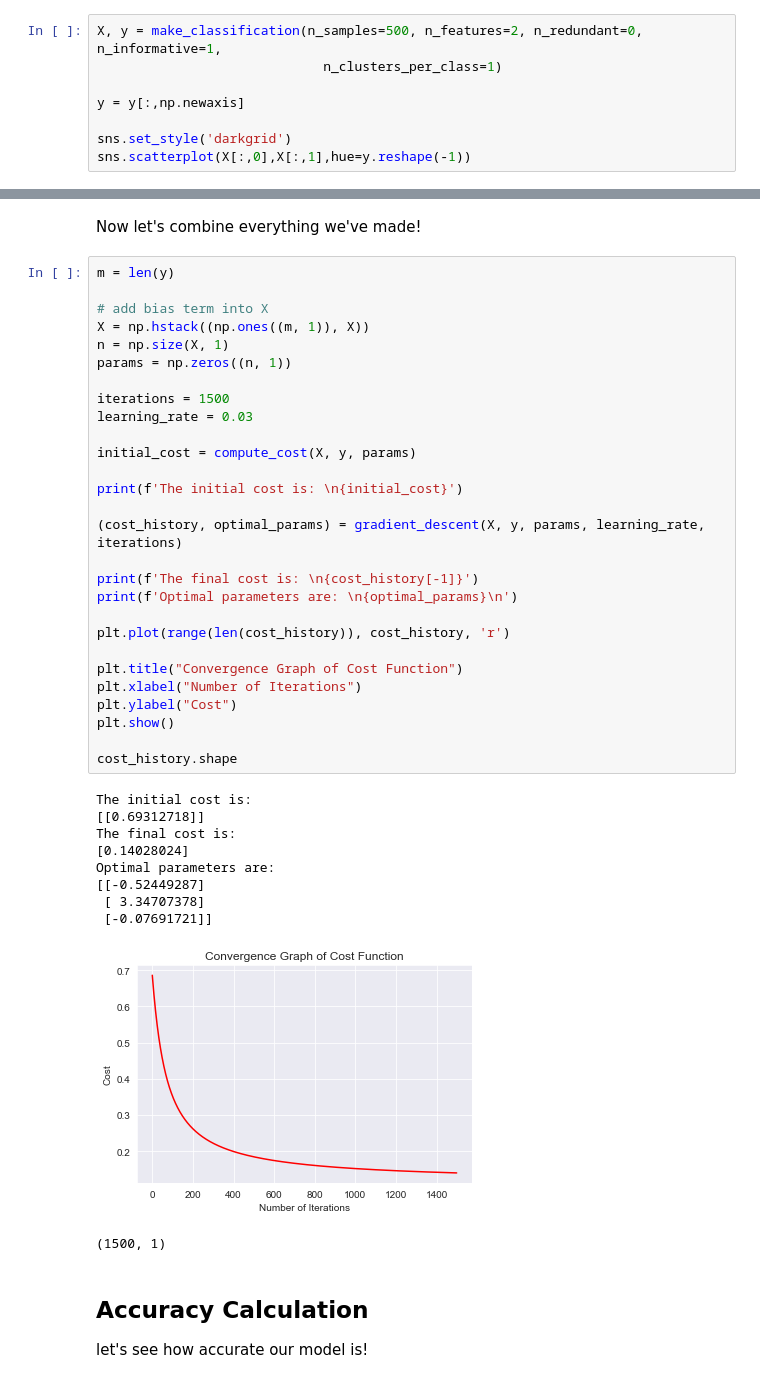
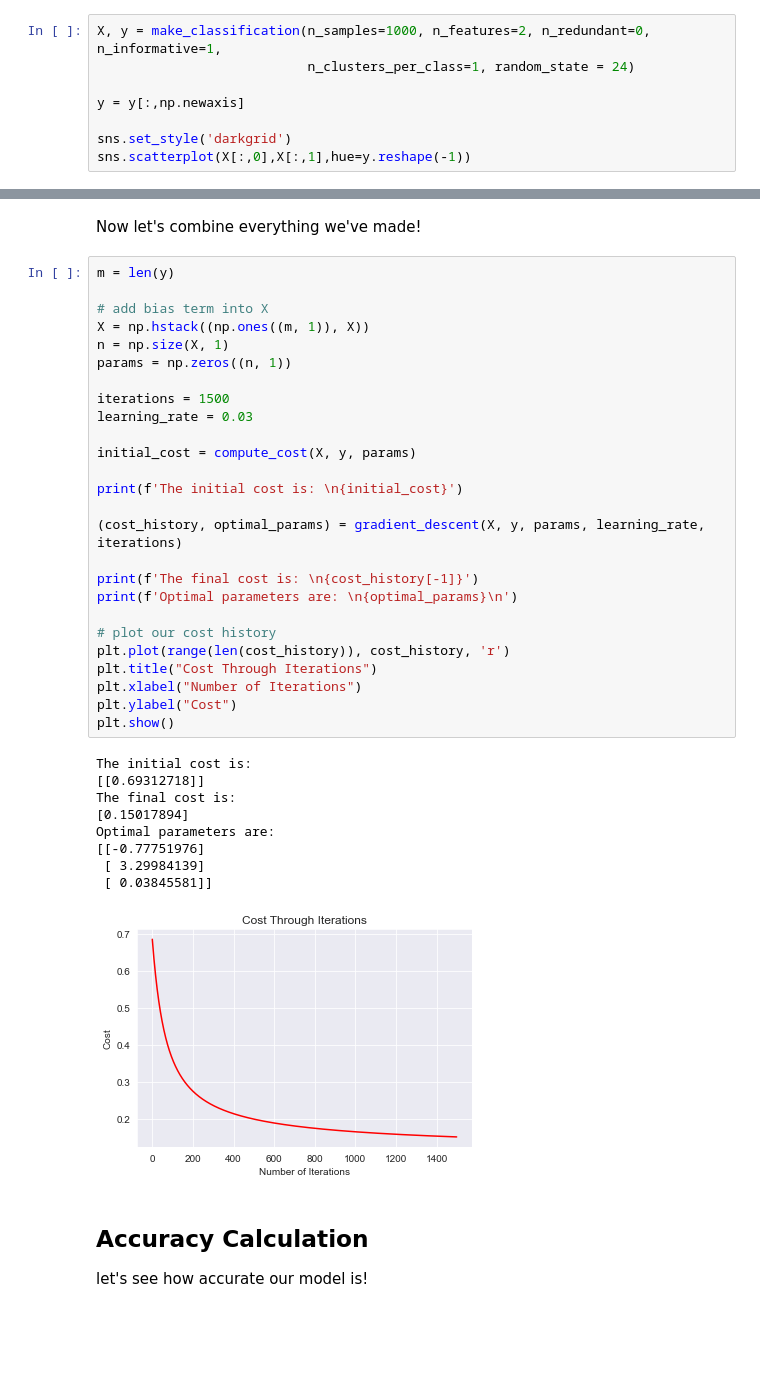
Before and after one commit to athreyaanand/ML-from-scratch, a Jupyter notebook: LogisticRegression/LogisticRegression.ipynb, the cells around one changed output, grey strips where cells are left out. Drawn from its saved outputs; the diff is of its cells as text; blank space fills up the shorter version.

```diff
--- a/LogisticRegression/LogisticRegression.ipynb
+++ b/LogisticRegression/LogisticRegression.ipynb
@@ -59,8 +59,8 @@ Here, we make our own dataset with two classes. In order to do this, we use skle
 
 Remember, adding a `newaxis` to `y` allows us to turn `y` into a column vector instead of a horizontal one!
 # %%
-X, y = make_classification(n_samples=500, n_features=2, n_redundant=0, n_informative=1,
-                             n_clusters_per_class=1)
+X, y = make_classification(n_samples=1000, n_features=2, n_redundant=0, n_informative=1,
+                           n_clusters_per_class=1, random_state = 24)
 
 y = y[:,np.newaxis]
 
@@ -81,42 +81,39 @@ Now let's combine everything we've made!
 # %%
 m = len(y)
 
 # add bias term into X
 X = np.hstack((np.ones((m, 1)), X))
 n = np.size(X, 1)
 params = np.zeros((n, 1))
 
 iterations = 1500
 learning_rate = 0.03
 
 initial_cost = compute_cost(X, y, params)
 
 print(f'The initial cost is: \n{initial_cost}')
 
 (cost_history, optimal_params) = gradient_descent(X, y, params, learning_rate, iterations)
 
 print(f'The final cost is: \n{cost_history[-1]}')
 print(f'Optimal parameters are: \n{optimal_params}\n')
 
+# plot our cost history
 plt.plot(range(len(cost_history)), cost_history, 'r')
-
-plt.title("Convergence Graph of Cost Function")
+plt.title("Cost Through Iterations")
 plt.xlabel("Number of Iterations")
 plt.ylabel("Cost")
 plt.show()
-
-cost_history.shape
 # %% [output]
 The initial cost is:
 [[0.69312718]]
 The final cost is:
-[0.14028024]
+[0.15017894]
 Optimal parameters are:
-[[-0.52449287]
- [ 3.34707378]
- [-0.07691721]]
+[[-0.77751976]
+ [ 3.29984139]
+ [ 0.03845581]]
-[figure, old version]
+[figure, new version]
-(1500, 1)
 # %% [markdown]
 ## Accuracy Calculation
 
```
Also changed, not shown: parts of 5 cells of this notebook, 2 other files.
